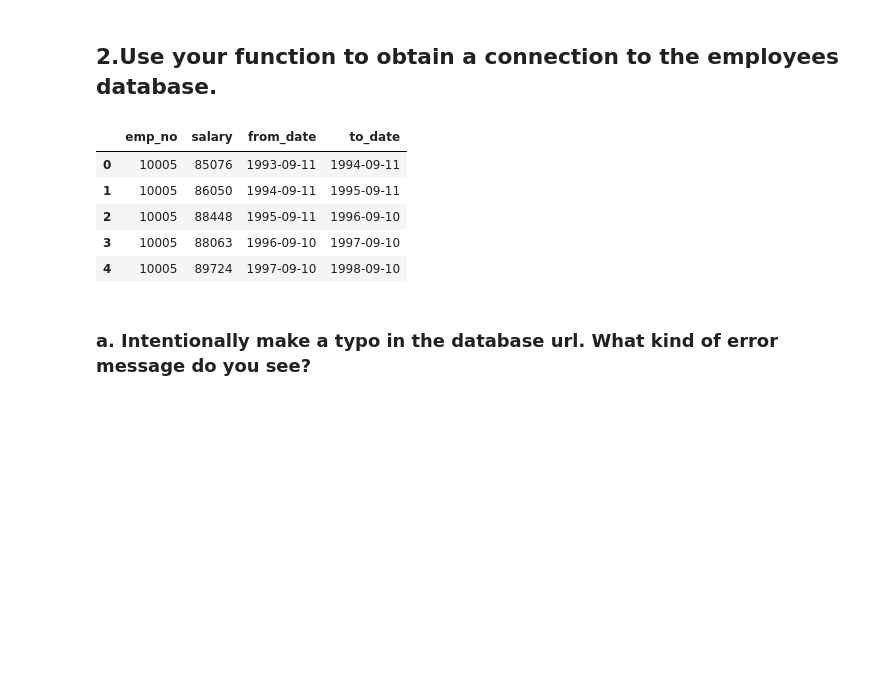
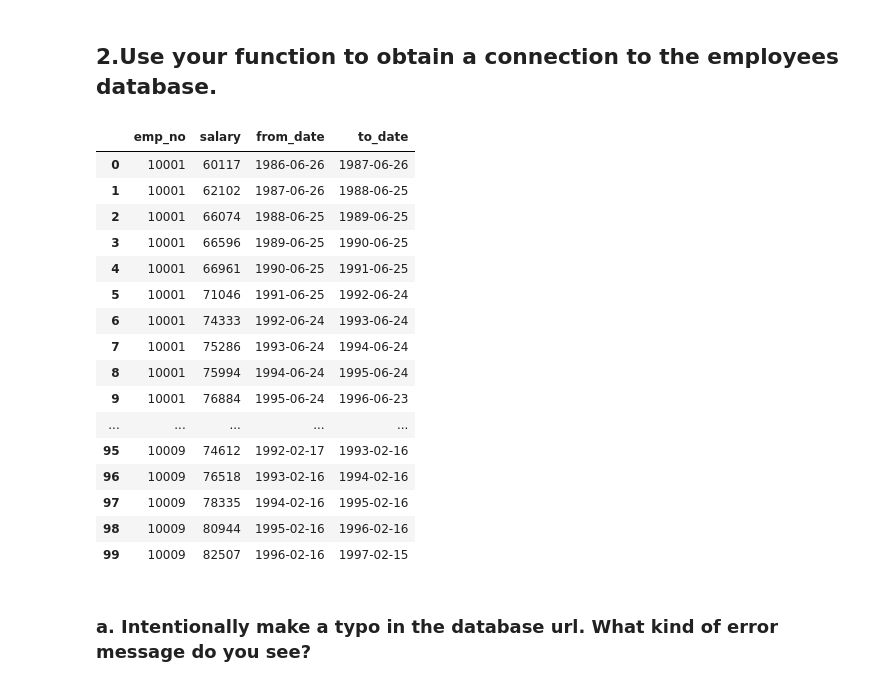
Before and after one commit to mariamnaqvi/numpy-pandas-visualization-exercises, a Jupyter notebook: advanced_dataframes.ipynb, the cells around one changed output. Saved outputs shown, nothing was run; the diff lists cells and outputs as text; code cells hidden in the pictures; blank space fills up the shorter version.

Commit message:
updated to read all from tables

```diff
--- a/advanced_dataframes.ipynb
+++ b/advanced_dataframes.ipynb
@@ -20,14 +20,25 @@ url = get_db_url(user, host, password, 'employees')
 # %%
 ## 3. Once you have successfully run a query:
 
-pd.read_sql('SELECT * FROM salaries LIMIT 5 OFFSET 50', url)
+pd.read_sql('SELECT * FROM salaries limit 100', url)
 # %% [output]
 |  | emp_no | salary | from_date | to_date |
-| 0 | 10005 | 85076 | 1993-09-11 | 1994-09-11 |
-| 1 | 10005 | 86050 | 1994-09-11 | 1995-09-11 |
-| 2 | 10005 | 88448 | 1995-09-11 | 1996-09-10 |
-| 3 | 10005 | 88063 | 1996-09-10 | 1997-09-10 |
-| 4 | 10005 | 89724 | 1997-09-10 | 1998-09-10 |
+| 0 | 10001 | 60117 | 1986-06-26 | 1987-06-26 |
+| 1 | 10001 | 62102 | 1987-06-26 | 1988-06-25 |
+| 2 | 10001 | 66074 | 1988-06-25 | 1989-06-25 |
+| 3 | 10001 | 66596 | 1989-06-25 | 1990-06-25 |
+| 4 | 10001 | 66961 | 1990-06-25 | 1991-06-25 |
+| 5 | 10001 | 71046 | 1991-06-25 | 1992-06-24 |
+| 6 | 10001 | 74333 | 1992-06-24 | 1993-06-24 |
+| 7 | 10001 | 75286 | 1993-06-24 | 1994-06-24 |
+| 8 | 10001 | 75994 | 1994-06-24 | 1995-06-24 |
+| 9 | 10001 | 76884 | 1995-06-24 | 1996-06-23 |
+| ... | ... | ... | ... | ... |
+| 95 | 10009 | 74612 | 1992-02-17 | 1993-02-16 |
+| 96 | 10009 | 76518 | 1993-02-16 | 1994-02-16 |
+| 97 | 10009 | 78335 | 1994-02-16 | 1995-02-16 |
+| 98 | 10009 | 80944 | 1995-02-16 | 1996-02-16 |
+| 99 | 10009 | 82507 | 1996-02-16 | 1997-02-15 |
 # %% [markdown]
 ### a. Intentionally make a typo in the database url. What kind of error message do you see?
 # %%
```
Also changed, not shown: parts of 11 cells of this notebook.
